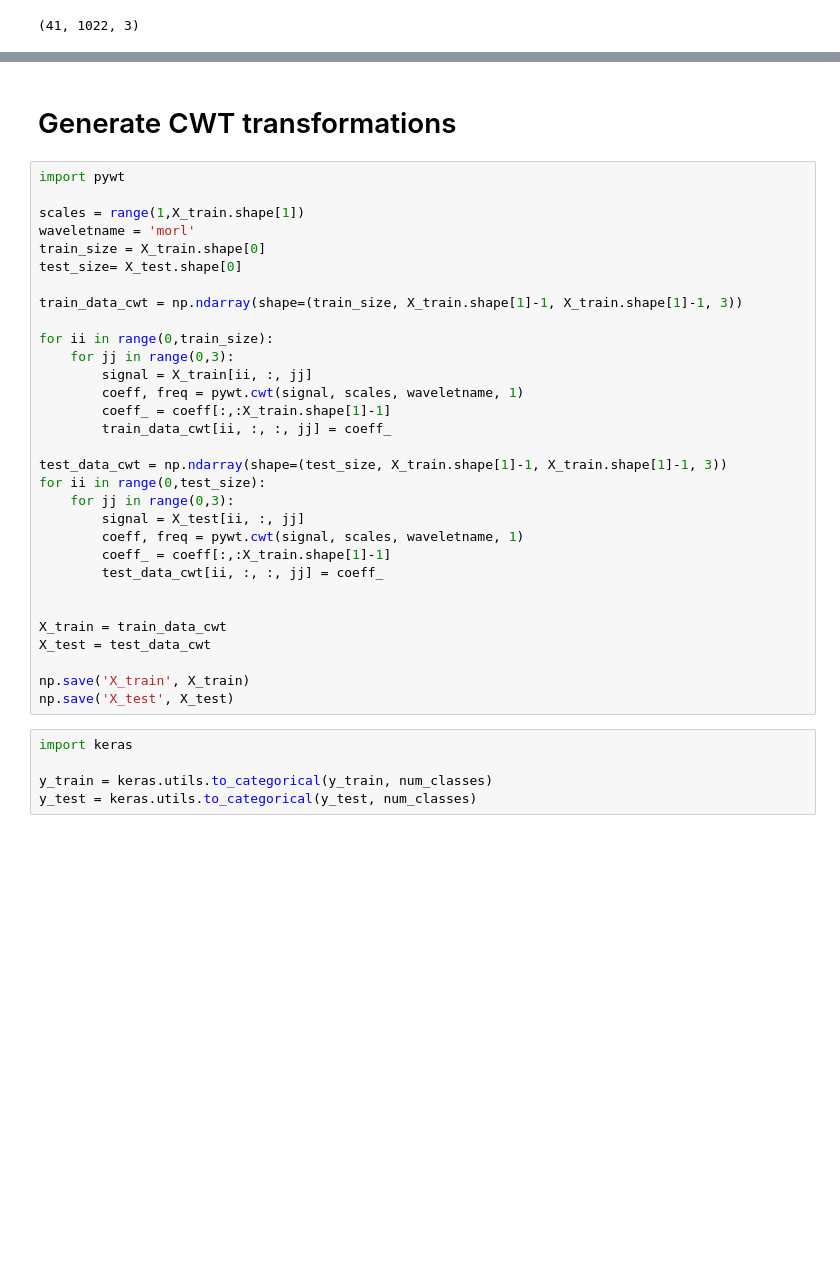
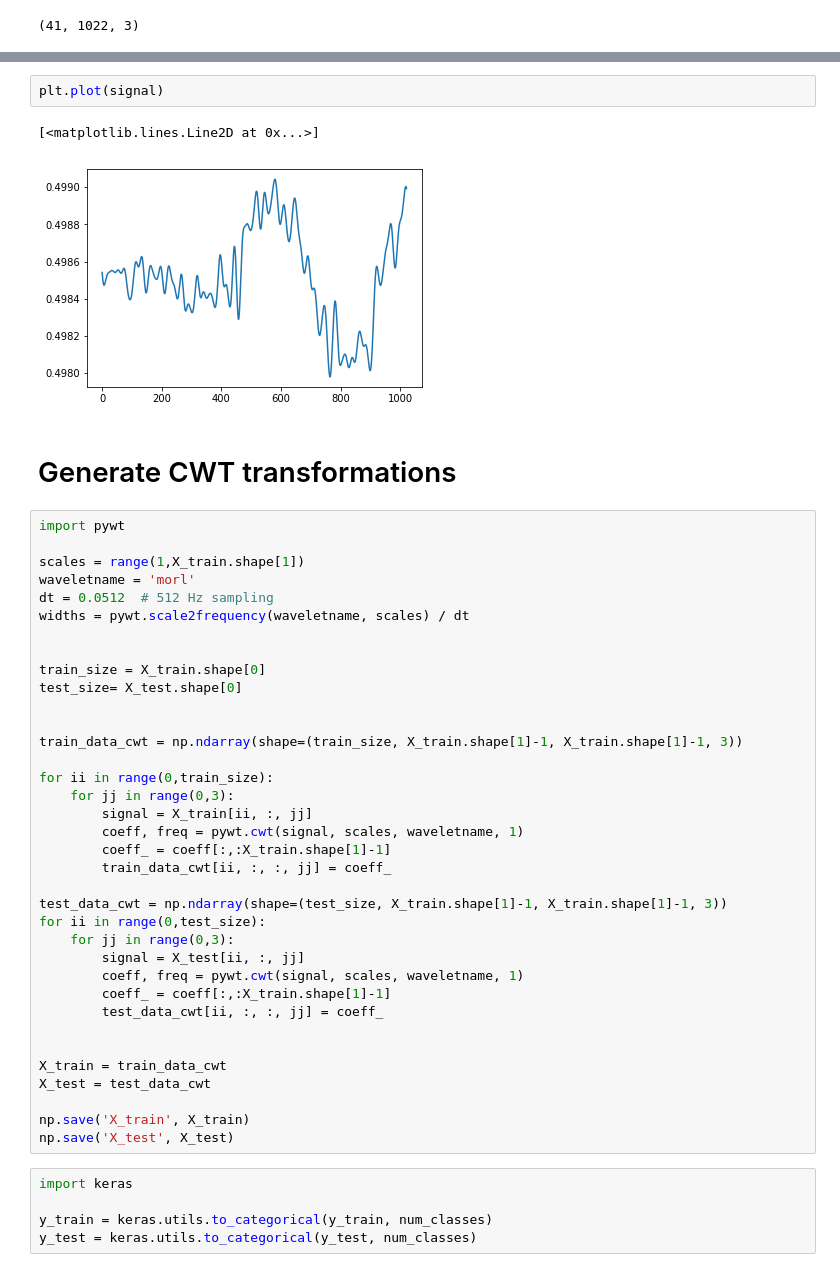
Before and after one commit to RoamEasy/emg-deep-learning, a Jupyter notebook: CWT-CNN.ipynb, the cells around one changed output, grey strips where cells are left out. Cells and saved outputs as stored; diff of their text form; blank space fills up the shorter version.

```diff
--- a/CWT-CNN.ipynb
+++ b/CWT-CNN.ipynb
@@ -30,3 +48,8 @@ X_test.shape
+# %%
+plt.plot(signal)
+# %% [output]
+[<matplotlib.lines.Line2D at 0x...>]
+[figure, added]
 # %% [markdown]
 # Generate CWT transformations
 # %%
@@ -34,8 +57,13 @@ import pywt
 
 scales = range(1,X_train.shape[1])
 waveletname = 'morl'
+dt = 0.0512  # 512 Hz sampling
+widths = pywt.scale2frequency(waveletname, scales) / dt
+
+
 train_size = X_train.shape[0]
 test_size= X_test.shape[0]
+
 
 train_data_cwt = np.ndarray(shape=(train_size, X_train.shape[1]-1, X_train.shape[1]-1, 3))
 
```
Also changed, not shown: parts of 2 cells of this notebook, 2 other files.
